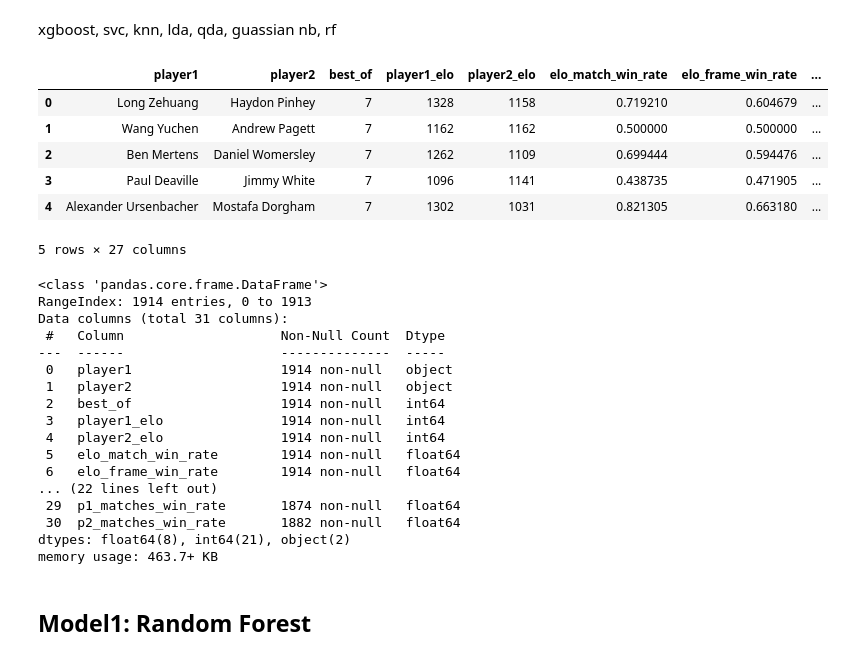
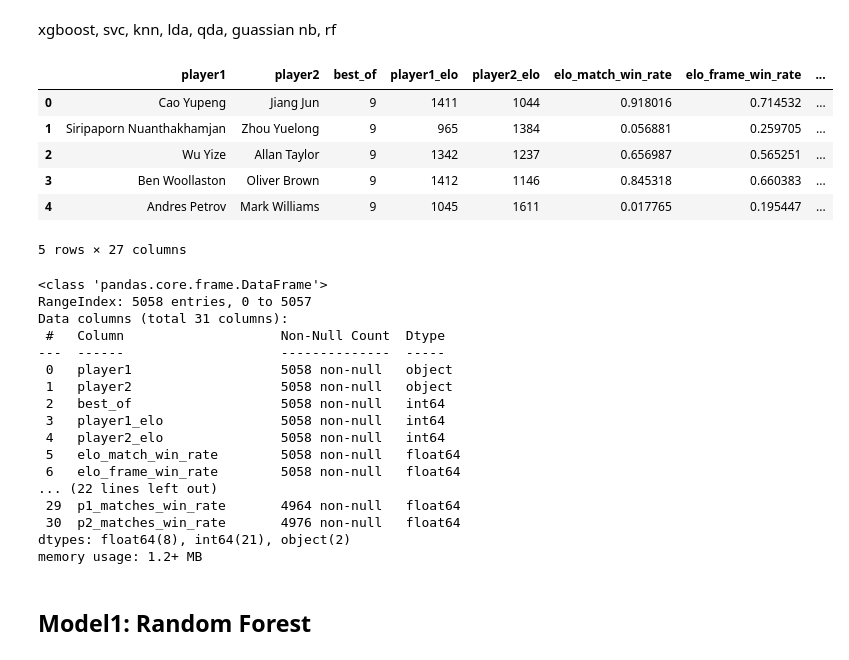
Before and after one commit to PubohH/2025-Summer-Erdos-Elo-Project, a Jupyter notebook: Jimmy/6_Models/Random_Forest.ipynb, the cells around one changed output. Cells and saved outputs as stored; diff of their text form; code cells hidden in the pictures.

```diff
--- a/Jimmy/6_Models/Random_Forest.ipynb
+++ b/Jimmy/6_Models/Random_Forest.ipynb
@@ -4,15 +4,15 @@ xgboost, svc, knn, lda, qda, guassian nb, rf
 import pandas as pd
 import numpy as np
 # %%
-data = pd.read_csv('/Users/tliu/Desktop/Erdos Project/3_Player_Data_Generation/match_data_20_tourns_modified.csv')
+data = pd.read_csv('/Users/tliu/Desktop/Erdos Project/3_Player_Data_Generation/match_data_50_tourns_modified.csv')
 data.head()
 # %% [output]
 |  | player1 | player2 | best_of | player1_elo | player2_elo | elo_match_win_rate | elo_frame_win_rate | ... |
-| 0 | Long Zehuang | Haydon Pinhey | 7 | 1328 | 1158 | 0.719210 | 0.604679 | ... |
-| 1 | Wang Yuchen | Andrew Pagett | 7 | 1162 | 1162 | 0.500000 | 0.500000 | ... |
-| 2 | Ben Mertens | Daniel Womersley | 7 | 1262 | 1109 | 0.699444 | 0.594476 | ... |
-| 3 | Paul Deaville | Jimmy White | 7 | 1096 | 1141 | 0.438735 | 0.471905 | ... |
-| 4 | Alexander Ursenbacher | Mostafa Dorgham | 7 | 1302 | 1031 | 0.821305 | 0.663180 | ... |
+| 0 | Cao Yupeng | Jiang Jun | 9 | 1411 | 1044 | 0.918016 | 0.714532 | ... |
+| 1 | Siripaporn Nuanthakhamjan | Zhou Yuelong | 9 | 965 | 1384 | 0.056881 | 0.259705 | ... |
+| 2 | Wu Yize | Allan Taylor | 9 | 1342 | 1237 | 0.656987 | 0.565251 | ... |
+| 3 | Ben Woollaston | Oliver Brown | 9 | 1412 | 1146 | 0.845318 | 0.660383 | ... |
+| 4 | Andres Petrov | Mark Williams | 9 | 1045 | 1611 | 0.017765 | 0.195447 | ... |
 5 rows × 27 columns
 # %%
 #Add more features
@@ -25,22 +25,22 @@ data['p2_matches_win_rate'] = data['p2_matches_won']/ data['p2_matches_played']
 data.info()
 # %% [output]
 <class 'pandas.core.frame.DataFrame'>
-RangeIndex: 1914 entries, 0 to 1913
+RangeIndex: 5058 entries, 0 to 5057
 Data columns (total 31 columns):
  #   Column                    Non-Null Count  Dtype
 ---  ------                    --------------  -----
- 0   player1                   1914 non-null   object
- 1   player2                   1914 non-null   object
- 2   best_of                   1914 non-null   int64
- 3   player1_elo               1914 non-null   int64
- 4   player2_elo               1914 non-null   int64
- 5   elo_match_win_rate        1914 non-null   float64
- 6   elo_frame_win_rate        1914 non-null   float64
+ 0   player1                   5058 non-null   object
+ 1   player2                   5058 non-null   object
+ 2   best_of                   5058 non-null   int64
+ 3   player1_elo               5058 non-null   int64
+ 4   player2_elo               5058 non-null   int64
+ 5   elo_match_win_rate        5058 non-null   float64
+ 6   elo_frame_win_rate        5058 non-null   float64
 ... (22 lines left out)
- 29  p1_matches_win_rate       1874 non-null   float64
- 30  p2_matches_win_rate       1882 non-null   float64
+ 29  p1_matches_win_rate       4964 non-null   float64
+ 30  p2_matches_win_rate       4976 non-null   float64
 dtypes: float64(8), int64(21), object(2)
-memory usage: 463.7+ KB
+memory usage: 1.2+ MB
 # %%
 #p1_matches_win_rate and p2_matches_win_rate both have missing values
 #We will fill them with 0.5
```
Also changed, not shown: parts of 5 cells of this notebook, 19 other files.
